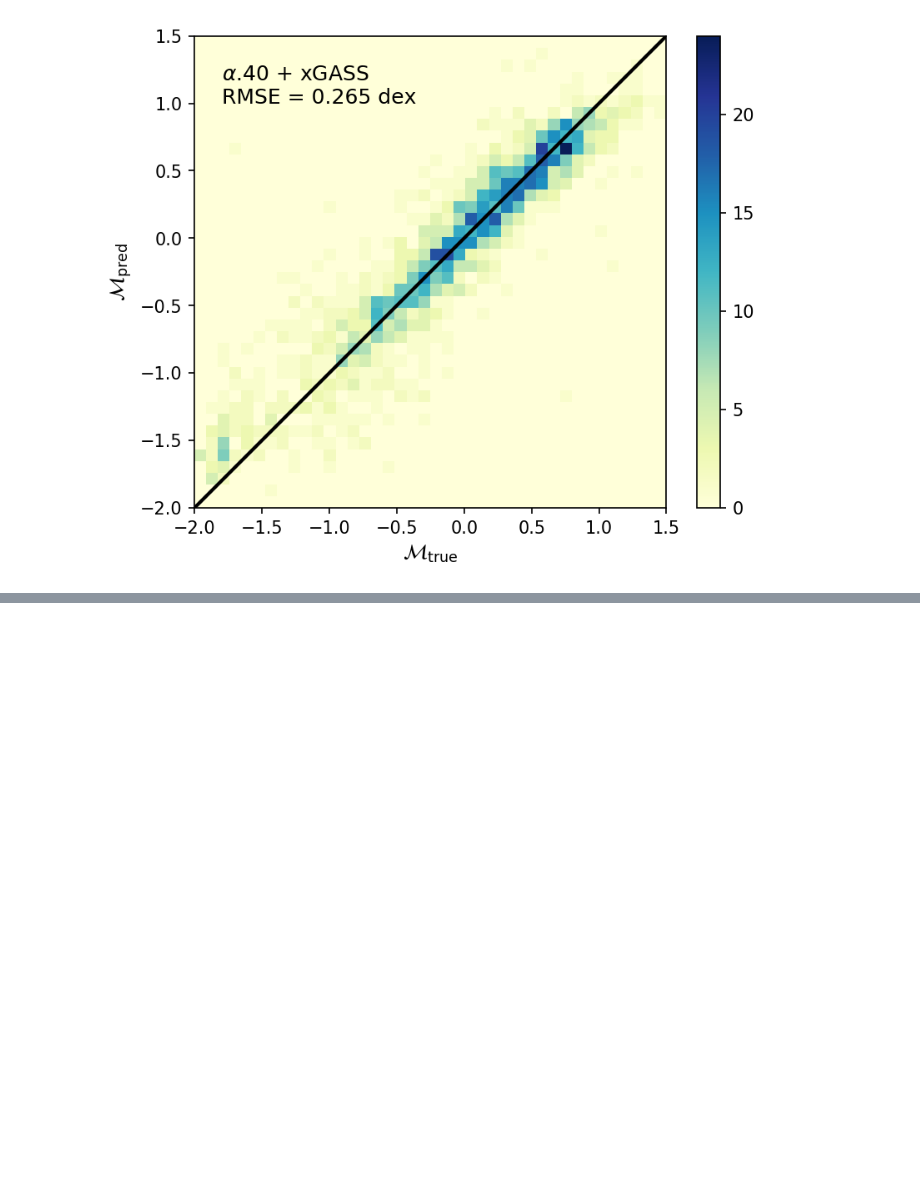
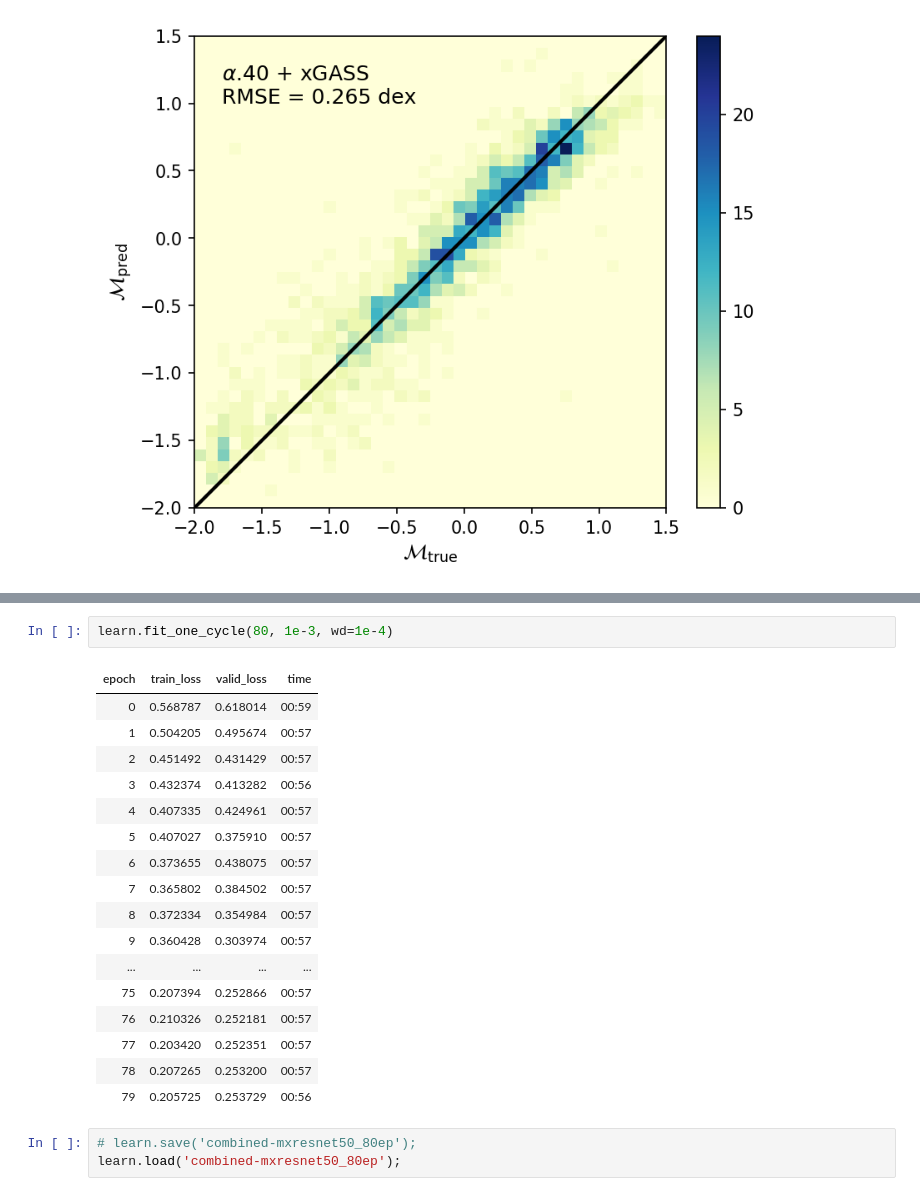
Before and after one commit to jwuphysics/HI-diversity, a Jupyter notebook: notebook/03. Training on combined ALFALFA and xGASS data.ipynb, the cells around one changed output, grey strips where cells are left out. Saved outputs shown, nothing was run; the diff lists cells and outputs as text; blank space fills up the shorter version.

Commit message:
code up quick loading for trained cnn

```diff
--- a/notebook/03. Training on combined ALFALFA and xGASS data.ipynb
+++ b/notebook/03. Training on combined ALFALFA and xGASS data.ipynb
@@ -119,0 +143,23 @@ plt.text(-1.8, 1., r'$\alpha$.40 + xGASS' +'\n' + f'RMSE = {rmse:.3f} dex', font
+# %%
+learn.fit_one_cycle(80, 1e-3, wd=1e-4)
+# %% [output]
+| epoch | train_loss | valid_loss | time |
+| 0 | 0.568787 | 0.618014 | 00:59 |
+| 1 | 0.504205 | 0.495674 | 00:57 |
+| 2 | 0.451492 | 0.431429 | 00:57 |
+| 3 | 0.432374 | 0.413282 | 00:56 |
+| 4 | 0.407335 | 0.424961 | 00:57 |
+| 5 | 0.407027 | 0.375910 | 00:57 |
+| 6 | 0.373655 | 0.438075 | 00:57 |
+| 7 | 0.365802 | 0.384502 | 00:57 |
+| 8 | 0.372334 | 0.354984 | 00:57 |
+| 9 | 0.360428 | 0.303974 | 00:57 |
+| ... | ... | ... | ... |
+| 75 | 0.207394 | 0.252866 | 00:57 |
+| 76 | 0.210326 | 0.252181 | 00:57 |
+| 77 | 0.203420 | 0.252351 | 00:57 |
+| 78 | 0.207265 | 0.253200 | 00:57 |
+| 79 | 0.205725 | 0.253729 | 00:56 |
+# %%
+# learn.save('combined-mxresnet50_80ep');
+learn.load('combined-mxresnet50_80ep');
```
Also changed, not shown: parts of 12 cells of this notebook, 1 other file.
